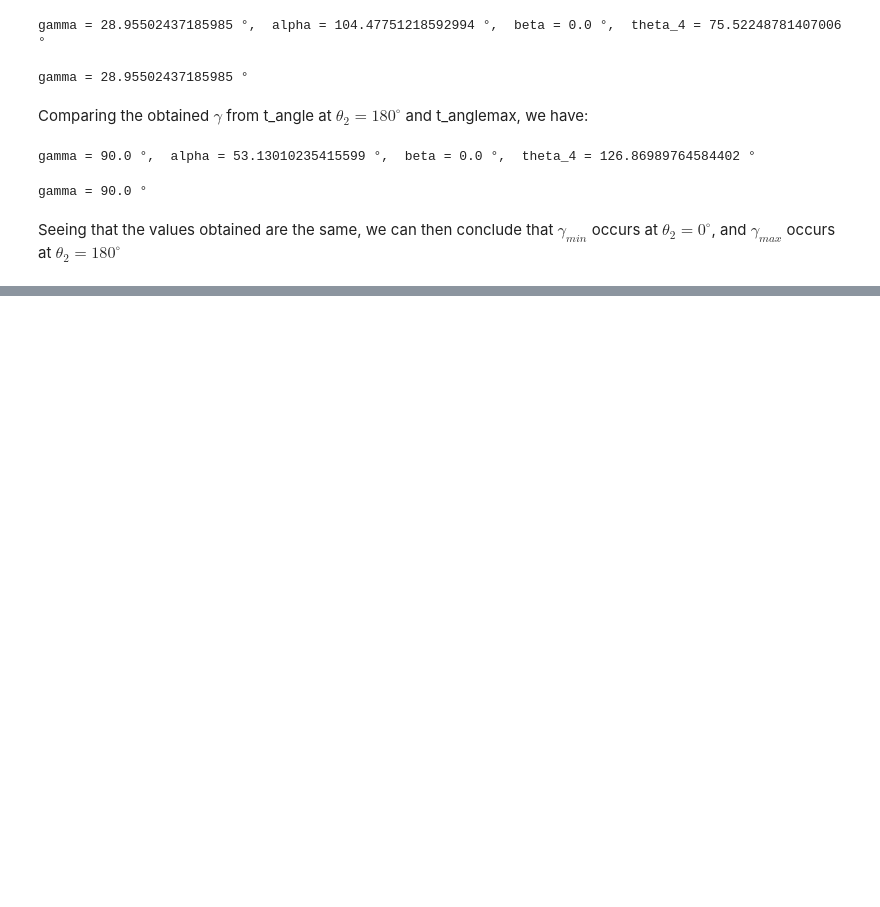
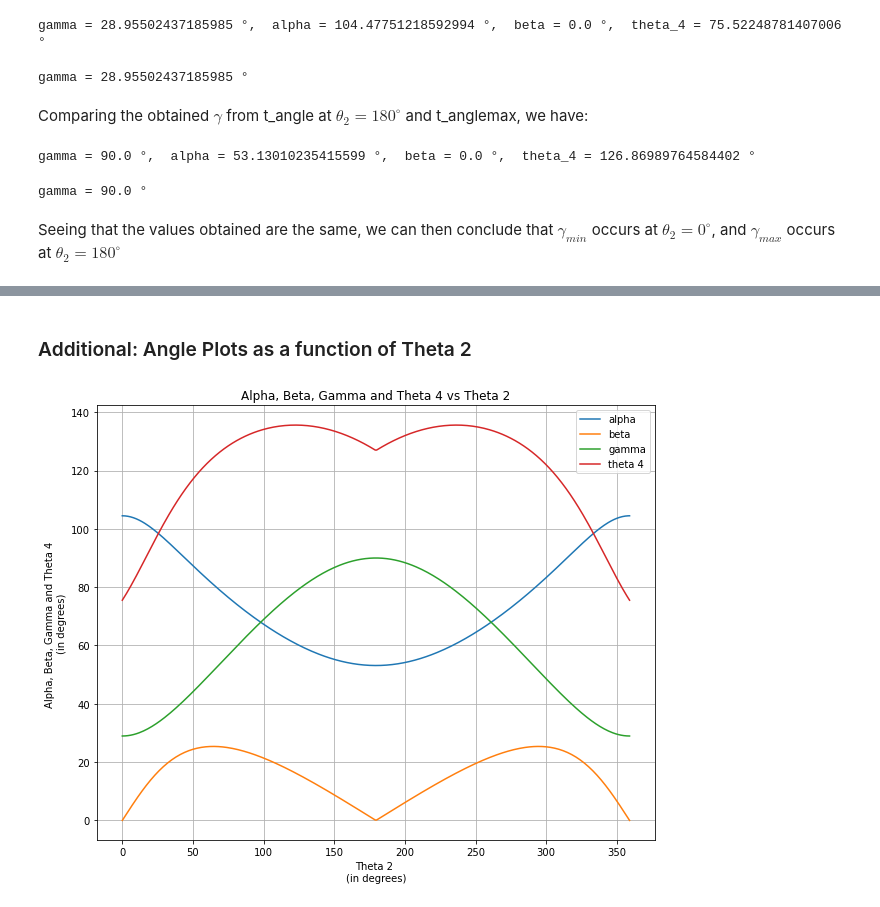
Before and after one commit to esquillovince/lbyme2d, a Jupyter notebook: Exer05.ipynb, the cells around one changed output, grey strips where cells are left out. Cells and saved outputs as stored; diff of their text form; code cells hidden in the pictures; blank space fills up the shorter version.

```diff
--- a/Exer05.ipynb
+++ b/Exer05.ipynb
@@ -144,0 +150,13 @@ Seeing that the values obtained are the same, we can then conclude that $\gamma_
+# %% [markdown]
+### Additional: Angle Plots as a function of Theta 2
+# %%
+r1=7
+r2=3
+r3=8
+r4=6
+theta_2=np.linspace(0,2*np.pi,360)
+z = np.sqrt(r1**2+r2**2-(2*r1*r2*np.cos(theta_2)))
+gamma = np.arccos((z**2-r3**2-r4**2)/(-2*r3*r4))*(180/np.pi)
+alpha=np.arccos((z**2+r4**2-r3**2)/(2*z*r4))*(180/np.pi)
+beta=np.arccos((z**2+r1**2-r2**2)/(2*z*r1))*(180/np.pi)
+theta_4=(180-(alpha-beta))
@@ -144,0 +165,14 @@ Seeing that the values obtained are the same, we can then conclude that $\gamma_
+# %%
+plt.figure(figsize=(10,8))
+plt.plot(alpha,label='alpha')
+plt.plot(beta,label='beta')
+plt.plot(gamma,label='gamma')
+plt.plot(theta_4,label='theta 4')
+plt.legend()
+plt.title('Alpha, Beta, Gamma and Theta 4 vs Theta 2')
+plt.ylabel('Alpha, Beta, Gamma and Theta 4 \n(in degrees)')
+plt.xlabel('Theta 2 \n(in degrees)')
+plt.grid(True)
+plt.show()
+# %% [output]
+[figure, added]
```
Also changed, not shown: parts of 5 cells of this notebook.
